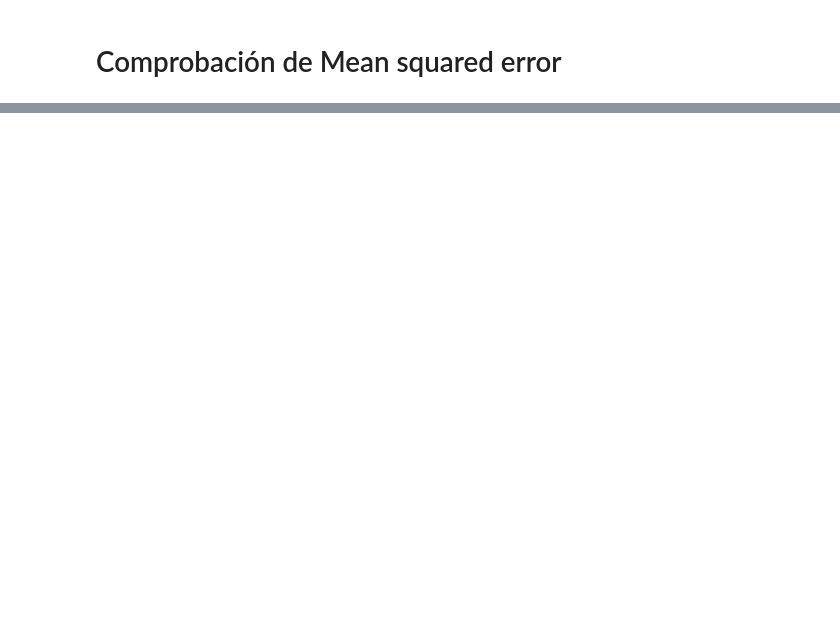
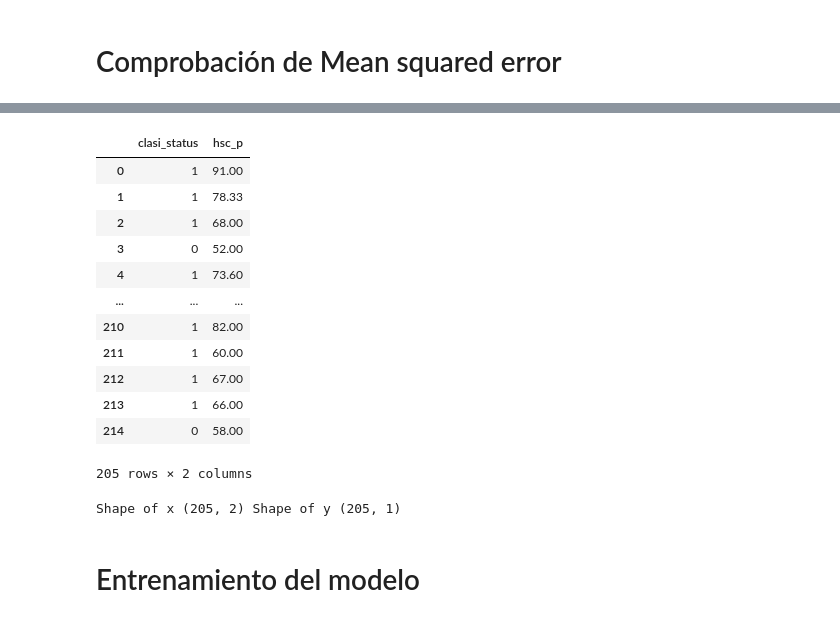
Before and after one commit to Jefer698/Solemne-I-Optativo-de-Especialidad-II, a Jupyter notebook: Solemne1_NombreApellido.ipynb, the cells around one changed output, grey strips where cells are left out. Saved outputs shown, nothing was run; the diff lists cells and outputs as text; code cells hidden in the pictures; blank space fills up the shorter version.

```diff
--- a/Solemne1_NombreApellido.ipynb
+++ b/Solemne1_NombreApellido.ipynb
@@ -2182,0 +2352,24 @@ np.mean(d)
+# %%
+x = data_frame[['clasi_status','hsc_p']]
+x
+# %% [output]
+|  | clasi_status | hsc_p |
+| 0 | 1 | 91.00 |
+| 1 | 1 | 78.33 |
+| 2 | 1 | 68.00 |
+| 3 | 0 | 52.00 |
+| 4 | 1 | 73.60 |
+| ... | ... | ... |
+| 210 | 1 | 82.00 |
+| 211 | 1 | 60.00 |
+| 212 | 1 | 67.00 |
+| 213 | 1 | 66.00 |
+| 214 | 0 | 58.00 |
+205 rows × 2 columns
+# %%
+# Verificamos los shape
+print("Shape of x", x.shape,"Shape of y", y.shape)
+# %% [output]
+Shape of x (205, 2) Shape of y (205, 1)
+# %% [markdown]
+# Entrenamiento del modelo
```
Also changed, not shown: parts of 102 cells of this notebook.
